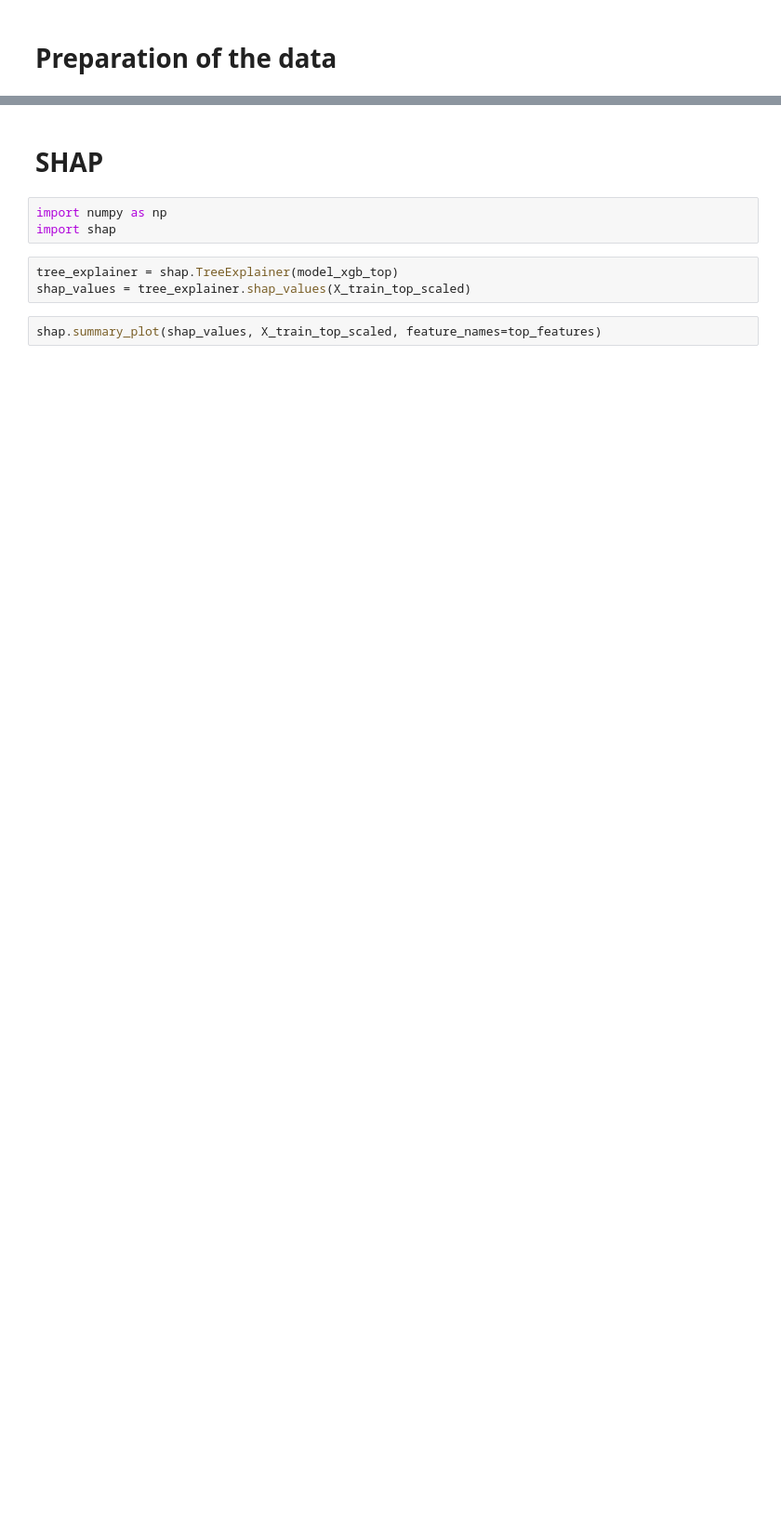
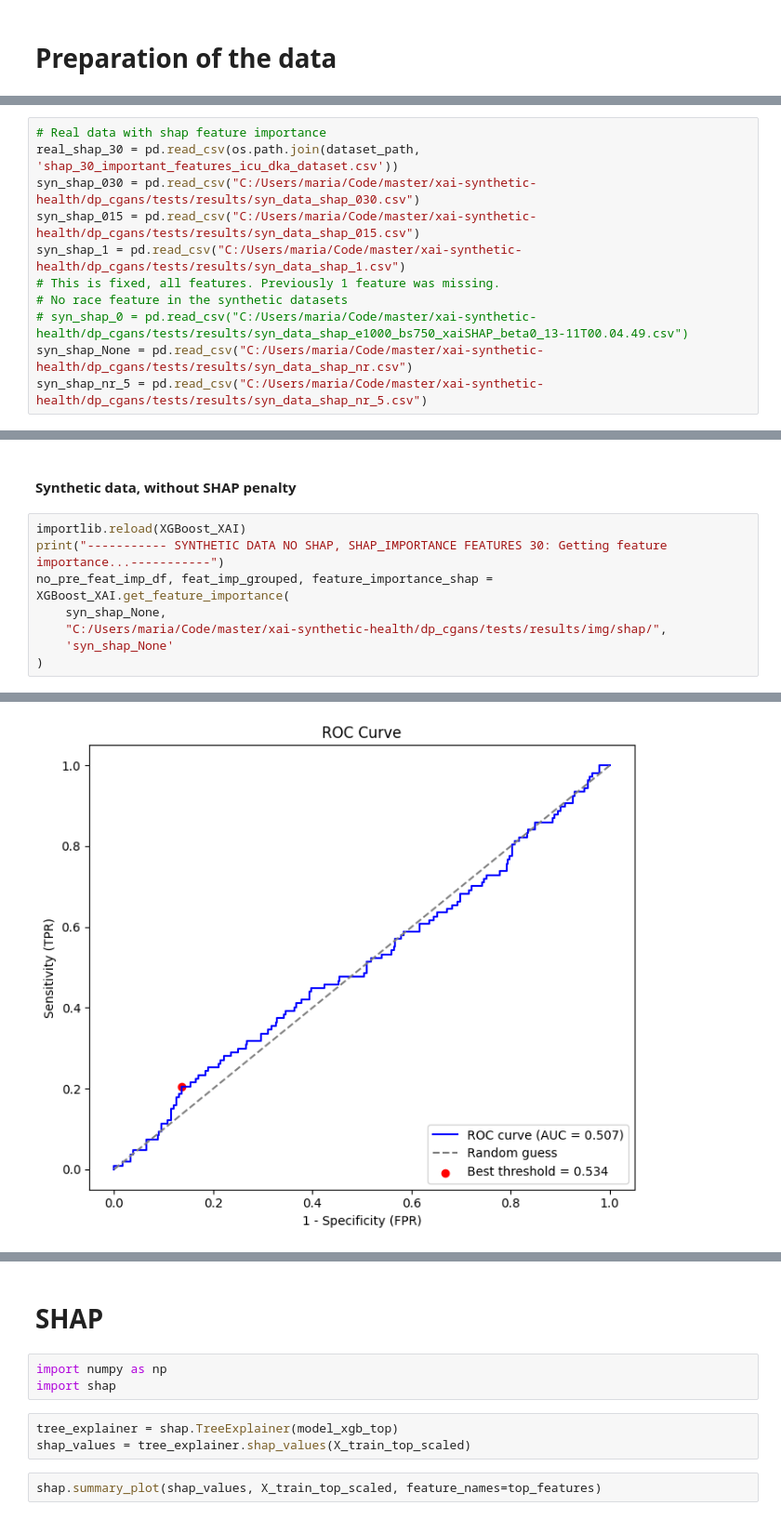
Before and after one commit to mdiezp28/xai-synthetic-health, a Jupyter notebook: notebooks/XGBoost_XAI.ipynb, the cells around one changed output, grey strips where cells are left out. Shown at 93% size. Saved outputs shown, nothing was run; the diff lists cells and outputs as text; blank space fills up the shorter version.

```diff
--- a/notebooks/XGBoost_XAI.ipynb
+++ b/notebooks/XGBoost_XAI.ipynb
@@ -374,0 +42,11 @@ show_feature_importance(feat_imp_top,'preTopFeatureImportance.png')
+# %%
+# Real data with shap feature importance
+real_shap_30 = pd.read_csv(os.path.join(dataset_path, 'shap_30_important_features_icu_dka_dataset.csv'))
+syn_shap_030 = pd.read_csv("C:/Users/maria/Code/master/xai-synthetic-health/dp_cgans/tests/results/syn_data_shap_030.csv")
+syn_shap_015 = pd.read_csv("C:/Users/maria/Code/master/xai-synthetic-health/dp_cgans/tests/results/syn_data_shap_015.csv")
+syn_shap_1 = pd.read_csv("C:/Users/maria/Code/master/xai-synthetic-health/dp_cgans/tests/results/syn_data_shap_1.csv")
+# This is fixed, all features. Previously 1 feature was missing.
+# No race feature in the synthetic datasets
+# syn_shap_0 = pd.read_csv("C:/Users/maria/Code/master/xai-synthetic-health/dp_cgans/tests/results/syn_data_shap_e1000_bs750_xaiSHAP_beta0_13-11T00.04.49.csv")
+syn_shap_None = pd.read_csv("C:/Users/maria/Code/master/xai-synthetic-health/dp_cgans/tests/results/syn_data_shap_nr.csv")
+syn_shap_nr_5 = pd.read_csv("C:/Users/maria/Code/master/xai-synthetic-health/dp_cgans/tests/results/syn_data_shap_nr_5.csv")
@@ -374,0 +102,11 @@ show_feature_importance(feat_imp_top,'preTopFeatureImportance.png')
+# %% [markdown]
+#### Synthetic data, without SHAP penalty
+# %%
+importlib.reload(XGBoost_XAI)
+print("----------- SYNTHETIC DATA NO SHAP, SHAP_IMPORTANCE FEATURES 30: Getting feature importance...-----------")
+no_pre_feat_imp_df, feat_imp_grouped, feature_importance_shap = XGBoost_XAI.get_feature_importance(
+    syn_shap_None,
+    "C:/Users/maria/Code/master/xai-synthetic-health/dp_cgans/tests/results/img/shap/",
+    'syn_shap_None'
+)
+# %% [output]
@@ -374,0 +130 @@ show_feature_importance(feat_imp_top,'preTopFeatureImportance.png')
+[figure, added]
```
Also changed, not shown: parts of 69 cells of this notebook, 3 other files.
